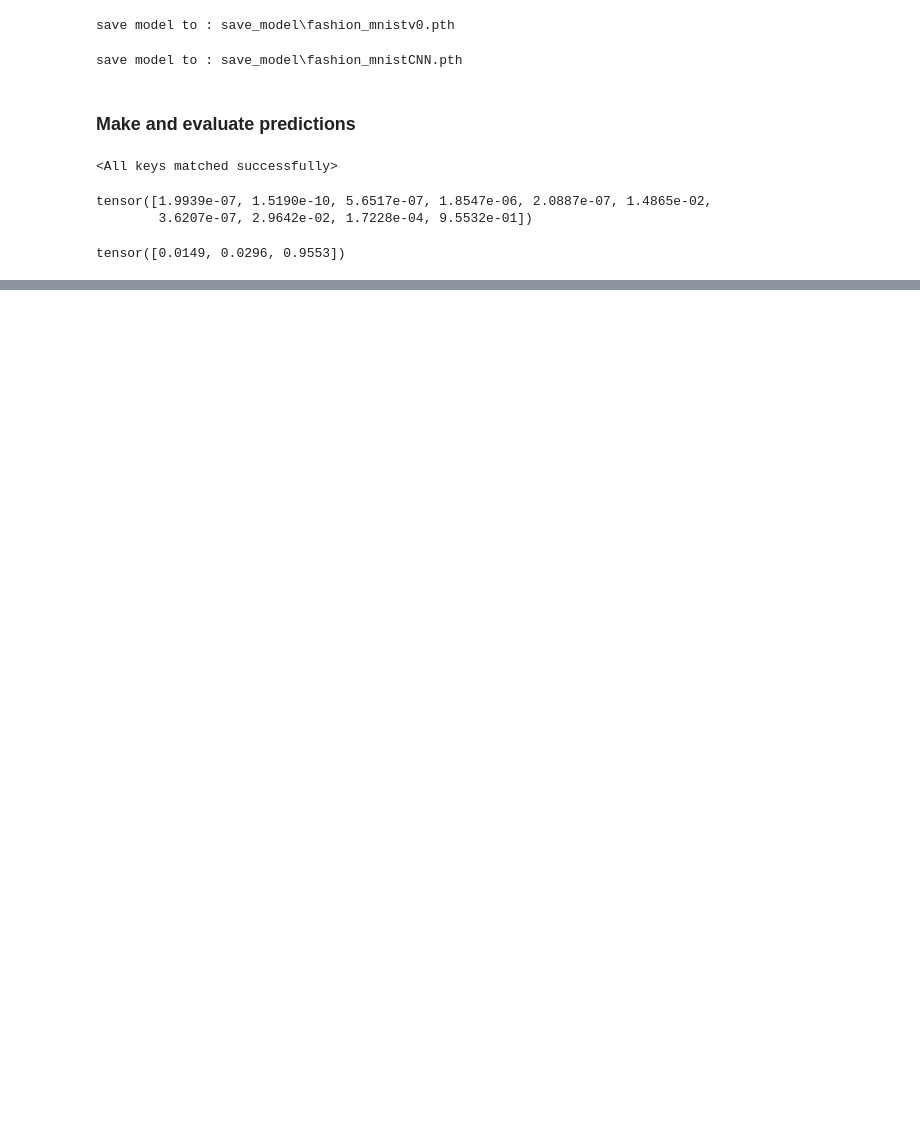
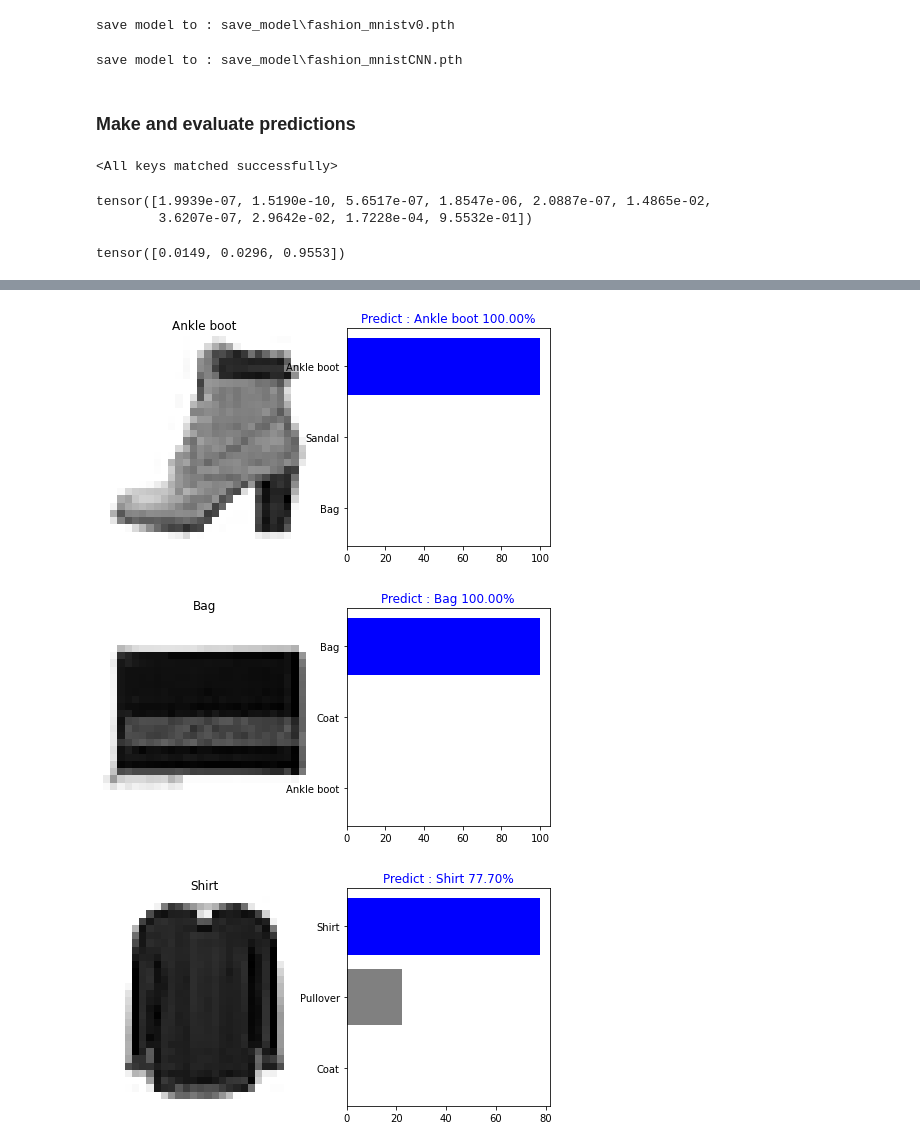
Before and after one commit to NickyAlan/pytorch_22, a Jupyter notebook: 03_pytorch_computer_vision.ipynb, the cells around one changed output, grey strips where cells are left out. Cells and saved outputs as stored; diff of their text form; code cells hidden in the pictures; blank space fills up the shorter version.

```diff
--- a/03_pytorch_computer_vision.ipynb
+++ b/03_pytorch_computer_vision.ipynb
@@ -416,0 +456,27 @@ for batch in pred_probas :
+# %%
+# pred function
+def pred_from_model(model) :
+    model.eval()
+    pred_probas = []
+
+    with torch.inference_mode() :
+        for X, y in test_dataloader :
+            probas = model(X)
+            pred_probas.append(probas)
+
+    most_3_probas_ = []
+    for batch in pred_probas :
+        for probas in batch :
+            most_3_index = torch.argsort(probas)[-3:]
+            most_3_probas = probas[most_3_index]
+            most_3_probas_.append([most_3_index, most_3_probas])
+
+    return most_3_probas_
+# %%
+most_3_probas_cnn = pred_from_model(model_v1)
+for i in range(3) :
+    plot_pred(images_, labels_, most_3_probas_cnn, (i+13)*178) # just random index
+# %% [output]
+[figure, added]
+[figure, added]
+[figure, added]
```
Also changed, not shown: parts of 7 cells of this notebook.
